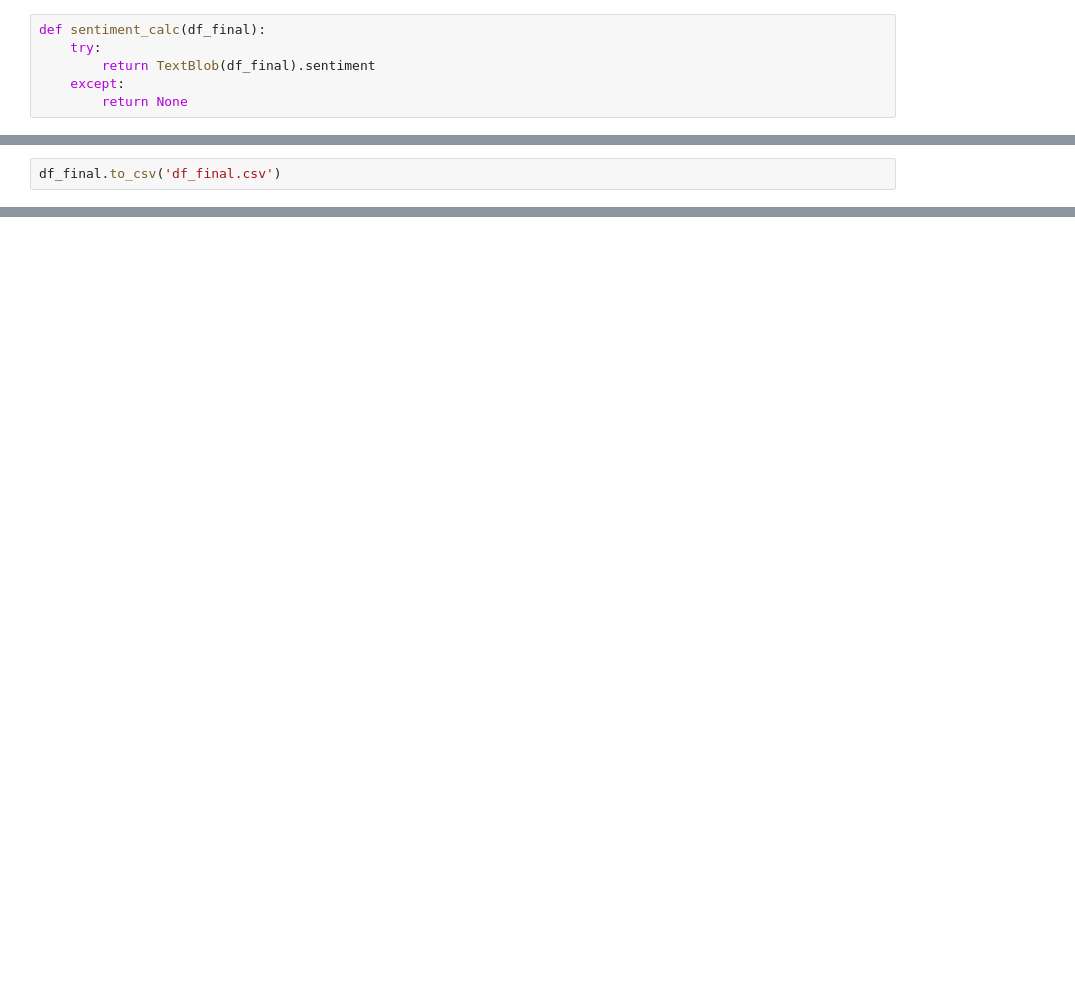
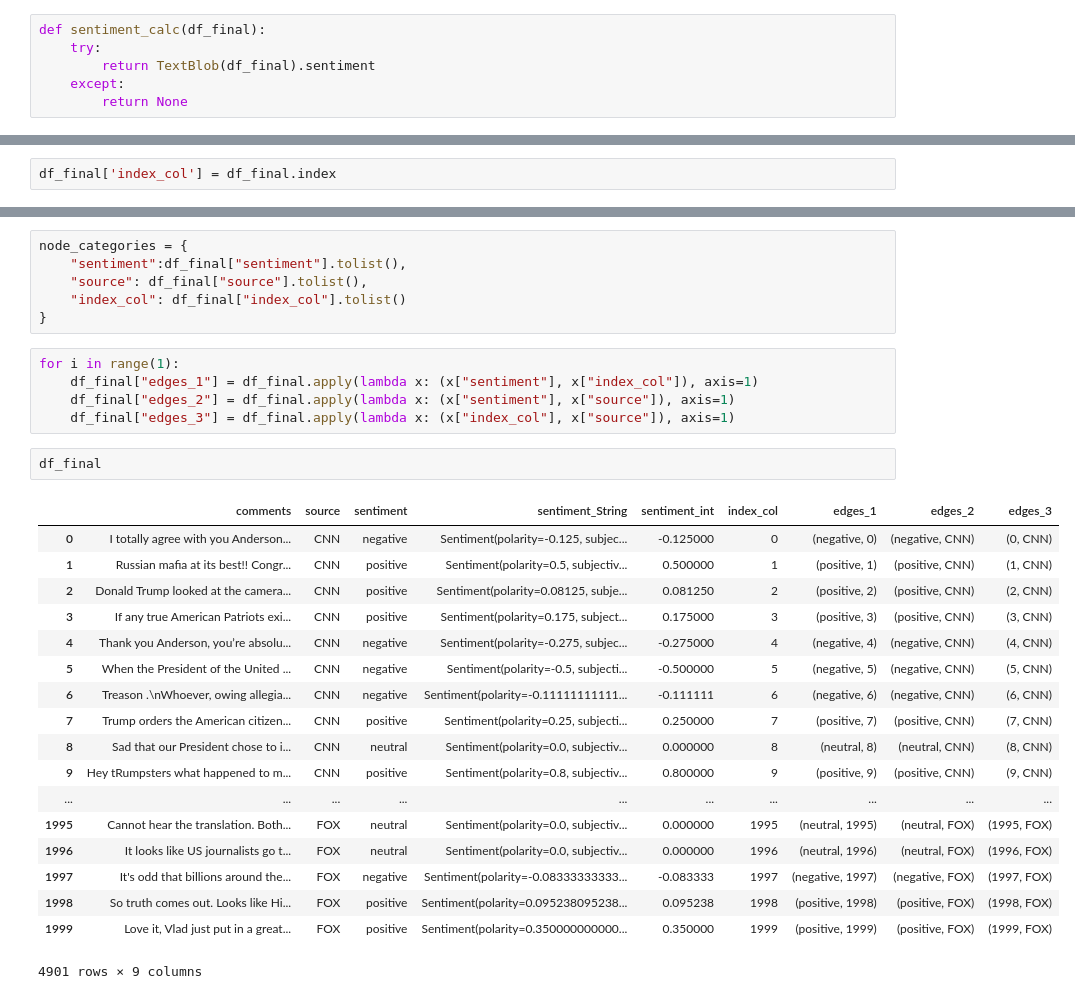
Before and after one commit to PLombardo811/620, a Jupyter notebook: Final_Python.ipynb, the cells around one changed output, grey strips where cells are left out. Cells and saved outputs as stored; diff of their text form; blank space fills up the shorter version.

```diff
--- a/Final_Python.ipynb
+++ b/Final_Python.ipynb
@@ -80,2 +90,2 @@ df_final
 # %%
-df_final.to_csv('df_final.csv')
+df_final['index_col'] = df_final.index
@@ -81,0 +113,32 @@ df_final.to_csv('df_final.csv')
+# %%
+node_categories = {
+    "sentiment":df_final["sentiment"].tolist(),
+    "source": df_final["source"].tolist(),
+    "index_col": df_final["index_col"].tolist()
+}
+# %%
+for i in range(1):
+    df_final["edges_1"] = df_final.apply(lambda x: (x["sentiment"], x["index_col"]), axis=1)
+    df_final["edges_2"] = df_final.apply(lambda x: (x["sentiment"], x["source"]), axis=1)
+    df_final["edges_3"] = df_final.apply(lambda x: (x["index_col"], x["source"]), axis=1)
+# %%
+df_final
+# %% [output]
+|  | comments | source | sentiment | sentiment_String | sentiment_int | index_col | edges_1 | edges_2 | edges_3 |
+| 0 | I totally agree with you Anderson... | CNN | negative | Sentiment(polarity=-0.125, subjec... | -0.125000 | 0 | (negative, 0) | (negative, CNN) | (0, CNN) |
+| 1 | Russian mafia at its best!! Congr... | CNN | positive | Sentiment(polarity=0.5, subjectiv... | 0.500000 | 1 | (positive, 1) | (positive, CNN) | (1, CNN) |
+| 2 | Donald Trump looked at the camera... | CNN | positive | Sentiment(polarity=0.08125, subje... | 0.081250 | 2 | (positive, 2) | (positive, CNN) | (2, CNN) |
+| 3 | If any true American Patriots exi... | CNN | positive | Sentiment(polarity=0.175, subject... | 0.175000 | 3 | (positive, 3) | (positive, CNN) | (3, CNN) |
+| 4 | Thank you Anderson, you’re absolu... | CNN | negative | Sentiment(polarity=-0.275, subjec... | -0.275000 | 4 | (negative, 4) | (negative, CNN) | (4, CNN) |
+| 5 | When the President of the United ... | CNN | negative | Sentiment(polarity=-0.5, subjecti... | -0.500000 | 5 | (negative, 5) | (negative, CNN) | (5, CNN) |
+| 6 | Treason .\nWhoever, owing allegia... | CNN | negative | Sentiment(polarity=-0.11111111111... | -0.111111 | 6 | (negative, 6) | (negative, CNN) | (6, CNN) |
+| 7 | Trump orders the American citizen... | CNN | positive | Sentiment(polarity=0.25, subjecti... | 0.250000 | 7 | (positive, 7) | (positive, CNN) | (7, CNN) |
+| 8 | Sad that our President chose to i... | CNN | neutral | Sentiment(polarity=0.0, subjectiv... | 0.000000 | 8 | (neutral, 8) | (neutral, CNN) | (8, CNN) |
+| 9 | Hey tRumpsters what happened to m... | CNN | positive | Sentiment(polarity=0.8, subjectiv... | 0.800000 | 9 | (positive, 9) | (positive, CNN) | (9, CNN) |
+| ... | ... | ... | ... | ... | ... | ... | ... | ... | ... |
+| 1995 | Cannot hear the translation. Both... | FOX | neutral | Sentiment(polarity=0.0, subjectiv... | 0.000000 | 1995 | (neutral, 1995) | (neutral, FOX) | (1995, FOX) |
+| 1996 | It looks like US journalists go t... | FOX | neutral | Sentiment(polarity=0.0, subjectiv... | 0.000000 | 1996 | (neutral, 1996) | (neutral, FOX) | (1996, FOX) |
+| 1997 | It's odd that billions around the... | FOX | negative | Sentiment(polarity=-0.08333333333... | -0.083333 | 1997 | (negative, 1997) | (negative, FOX) | (1997, FOX) |
+| 1998 | So truth comes out. Looks like Hi... | FOX | positive | Sentiment(polarity=0.095238095238... | 0.095238 | 1998 | (positive, 1998) | (positive, FOX) | (1998, FOX) |
+| 1999 | Love it, Vlad just put in a great... | FOX | positive | Sentiment(polarity=0.350000000000... | 0.350000 | 1999 | (positive, 1999) | (positive, FOX) | (1999, FOX) |
+4901 rows × 9 columns
```
Also changed, not shown: parts of 11 cells of this notebook.
